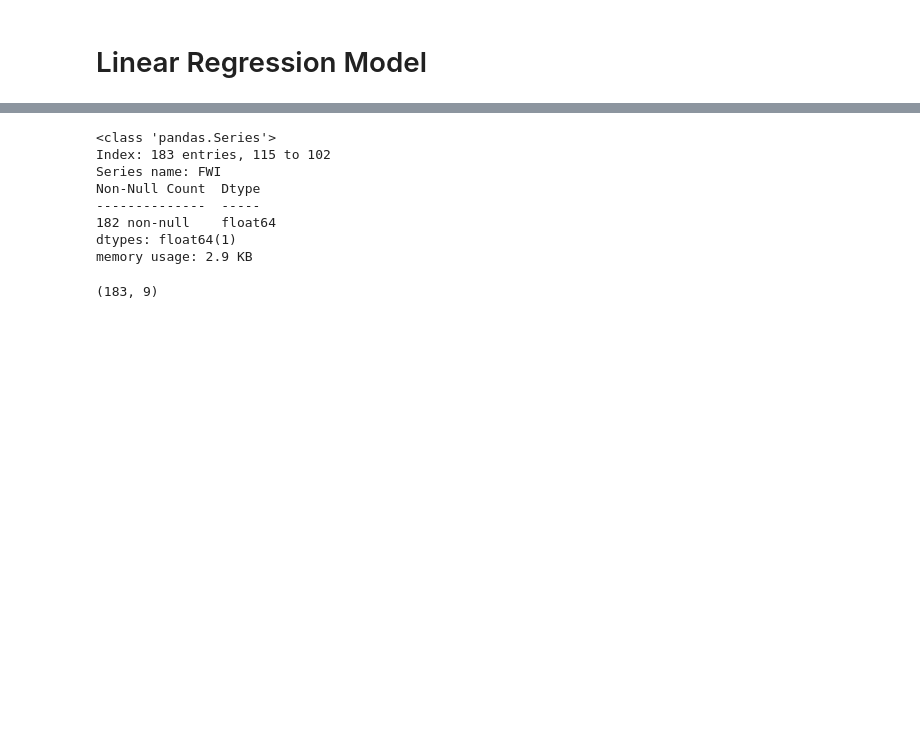
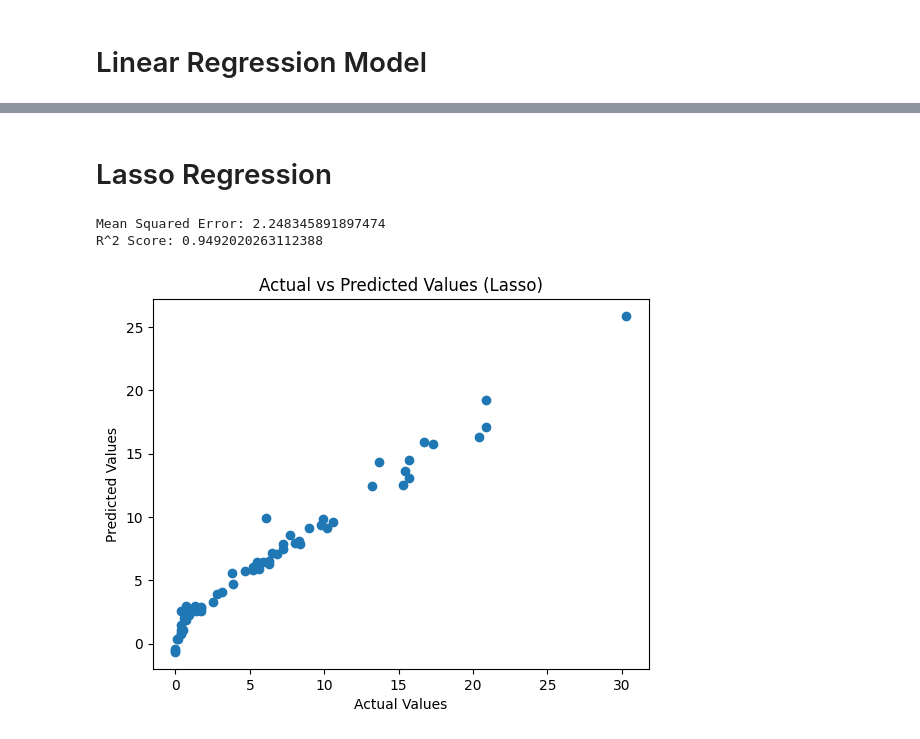
Before and after one commit to RajRajputGit/ML_algo_From_Scratch, a Jupyter notebook: Algerian_Forest_Fire/notebook/model_trainer.ipynb, the cells around one changed output, grey strips where cells are left out. Drawn from its saved outputs; the diff is of its cells as text; code cells hidden in the pictures; blank space fills up the shorter version.

```diff
--- a/Algerian_Forest_Fire/notebook/model_trainer.ipynb
+++ b/Algerian_Forest_Fire/notebook/model_trainer.ipynb
@@ -171,15 +168,19 @@ plt.show()
-# %%
-y_train.info()
-# %% [output]
-<class 'pandas.Series'>
-Index: 183 entries, 115 to 102
-Series name: FWI
-Non-Null Count  Dtype
---------------  -----
-182 non-null    float64
-dtypes: float64(1)
-memory usage: 2.9 KB
-# %%
-X_train.shape
-# %% [output]
-(183, 9)
+# %% [markdown]
+# Lasso Regression
+# %%
+from sklearn.linear_model import Lasso
+from sklearn.metrics import mean_squared_error, r2_score
+lasso = Lasso()
+lasso.fit(X_train_scaled, y_train)
+y_pred_lasso = lasso.predict(X_test_scaled)
+print("Mean Squared Error:", mean_squared_error(y_test, y_pred_lasso))
+print("R^2 Score:", r2_score(y_test, y_pred_lasso))
+plt.scatter(y_test, y_pred_lasso)
+plt.xlabel("Actual Values")
+plt.ylabel("Predicted Values")
+plt.title("Actual vs Predicted Values (Lasso)")
+plt.show()
+# %% [output]
+Mean Squared Error: 2.248345891897474
+R^2 Score: 0.9492020263112388
+[figure, added]
```
Also changed, not shown: parts of 15 cells of this notebook, 6 other files.
